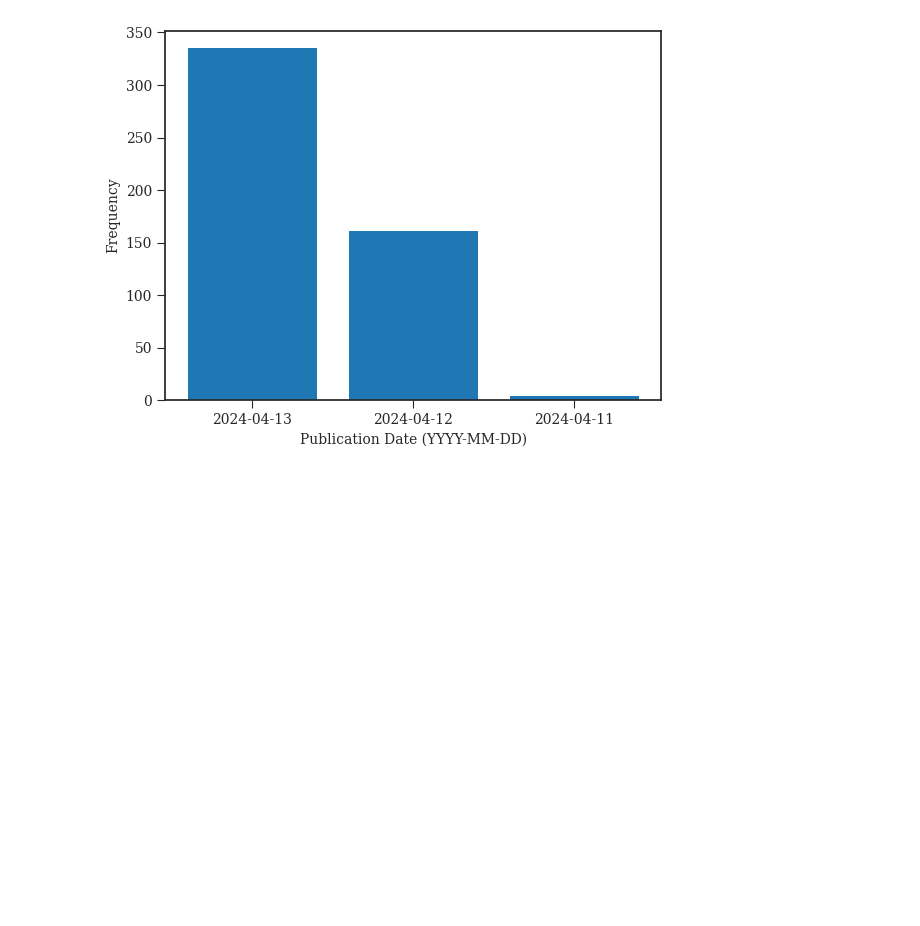
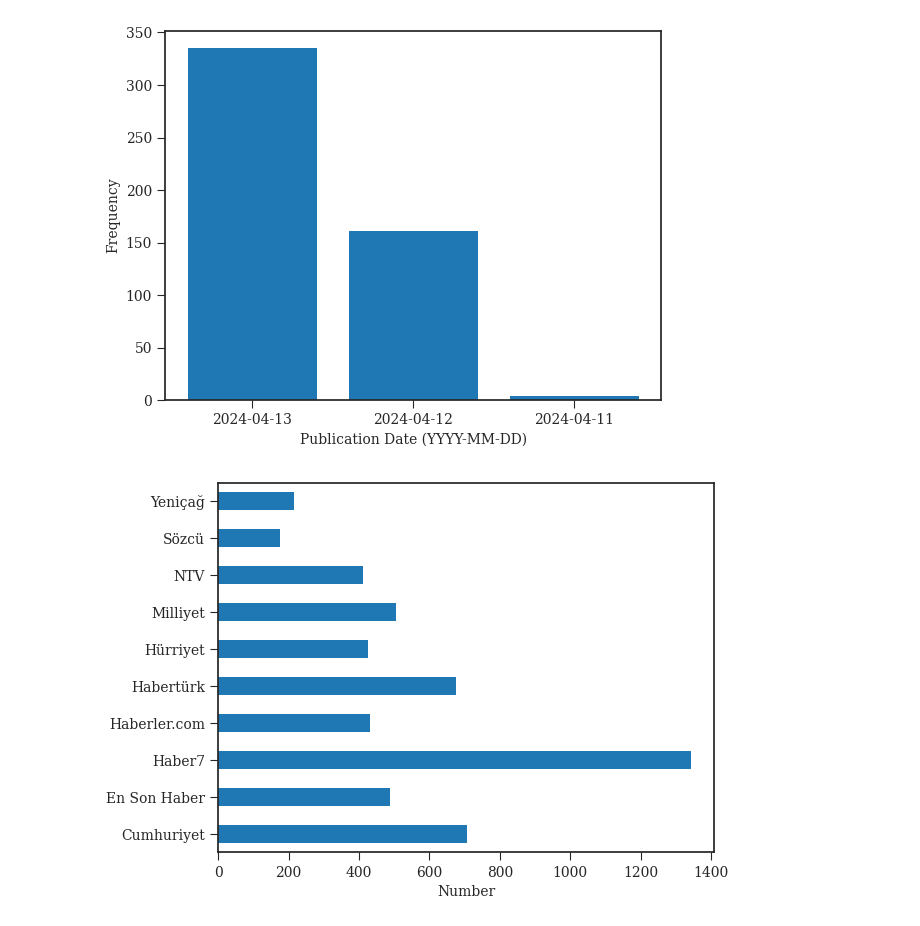
Before and after one commit to CanAksuLing/clickbait-corpus, a Jupyter notebook: plot.ipynb, the cells around one changed output. Saved outputs shown, nothing was run; the diff lists cells and outputs as text; code cells hidden in the pictures; blank space fills up the shorter version.

```diff
--- a/plot.ipynb
+++ b/plot.ipynb
@@ -17,2 +20,8 @@ plt.savefig('assets/article-date-plot.svg')
 # %% [output]
 [figure]
+# %%
+news_count = pd.read_csv('./data/news_count.csv', index_col='name')
+bar = news_count.plot.barh(xlabel='Number', ylabel='', legend=False)
+plt.savefig('assets/news_count.svg', bbox_inches = 'tight')
+# %% [output]
+[figure, added]
```
Also changed, not shown: parts of 12 cells of this notebook, 20 other files.
